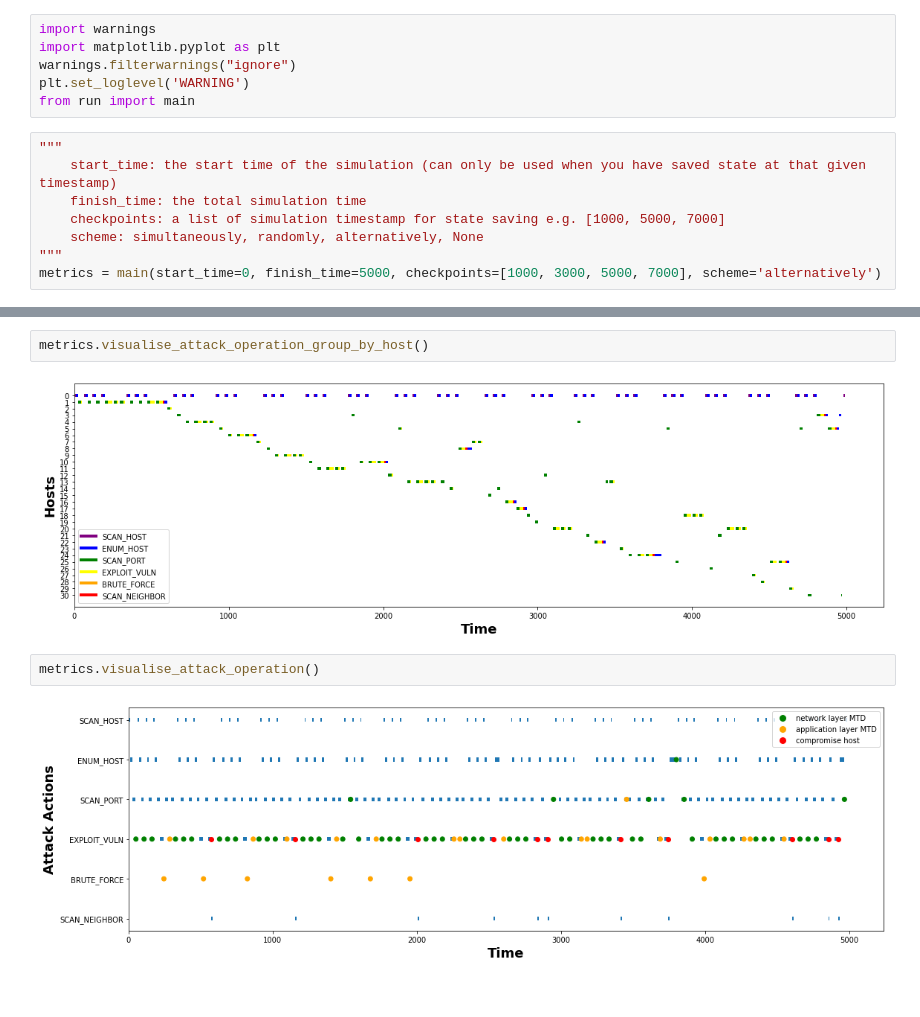
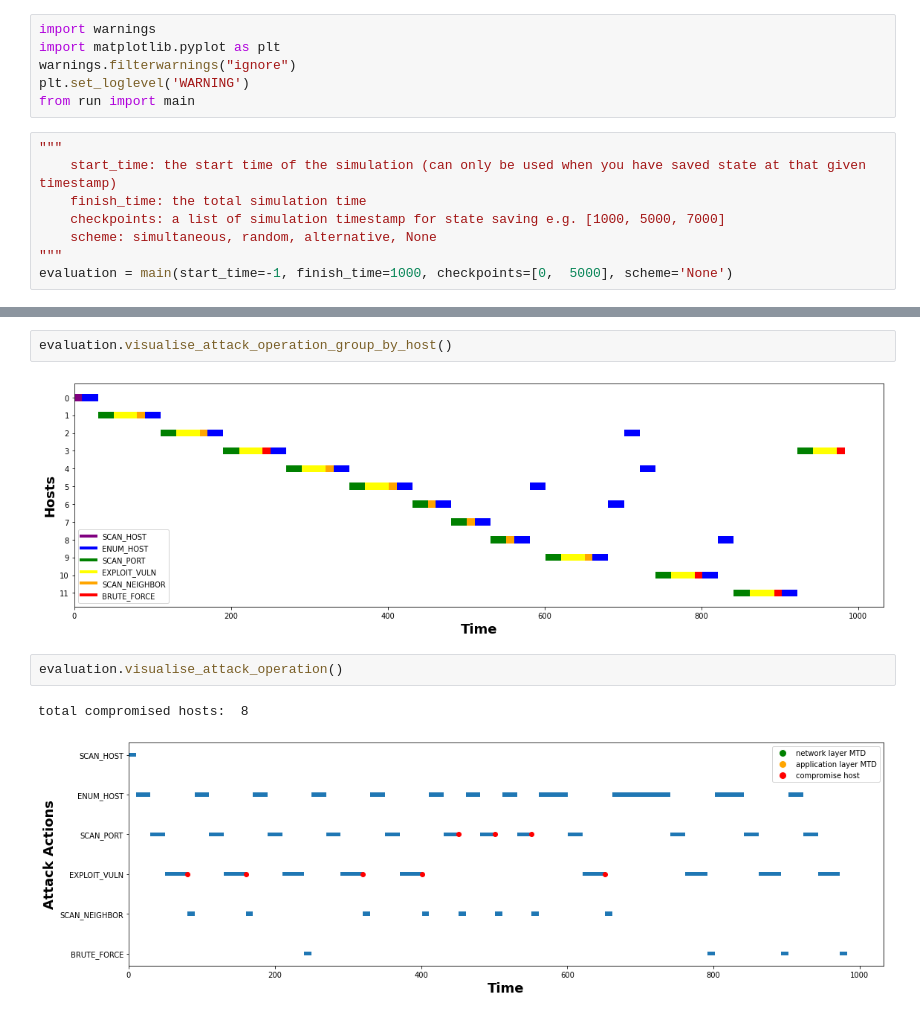
Before and after one commit to yuanyuan2000/MTDGame, a Jupyter notebook: simulation.ipynb, the cells around one changed output, grey strips where cells are left out. Cells and saved outputs as stored; diff of their text form.

Commit message:
optimising code structure, adding evaluation methods.

```diff
--- a/simulation.ipynb
+++ b/simulation.ipynb
@@ -9,6 +9,6 @@ from run import main
     start_time: the start time of the simulation (can only be used when you have saved state at that given timestamp)
     finish_time: the total simulation time
     checkpoints: a list of simulation timestamp for state saving e.g. [1000, 5000, 7000]
-    scheme: simultaneously, randomly, alternatively, None
+    scheme: simultaneous, random, alternative, None
 """
-metrics = main(start_time=0, finish_time=5000, checkpoints=[1000, 3000, 5000, 7000], scheme='alternatively')
+evaluation = main(start_time=-1, finish_time=1000, checkpoints=[0,  5000], scheme='None')
@@ -49,9 +46,10 @@ metrics.visualise_mtd_operation()
 # %%
-metrics.visualise_attack_operation_group_by_host()
+evaluation.visualise_attack_operation_group_by_host()
 # %% [output]
-[figure, old version]
+[figure, new version]
 # %%
-metrics.visualise_attack_operation()
+evaluation.visualise_attack_operation()
 # %% [output]
+total compromised hosts:  8
-[figure, old version]
+[figure, new version]
 # %%
```
Also changed, not shown: parts of 14 cells of this notebook, 15 other files.
